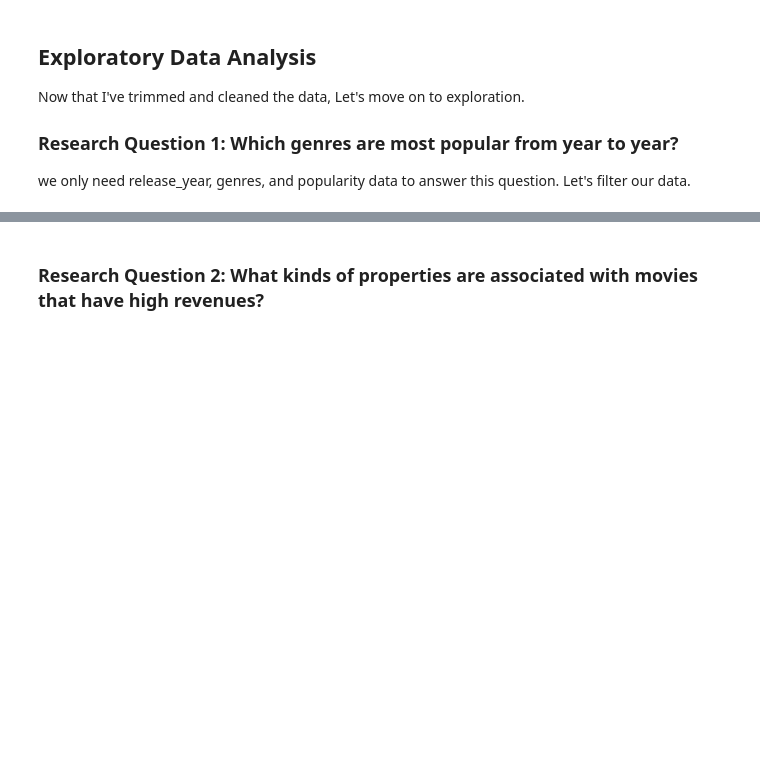
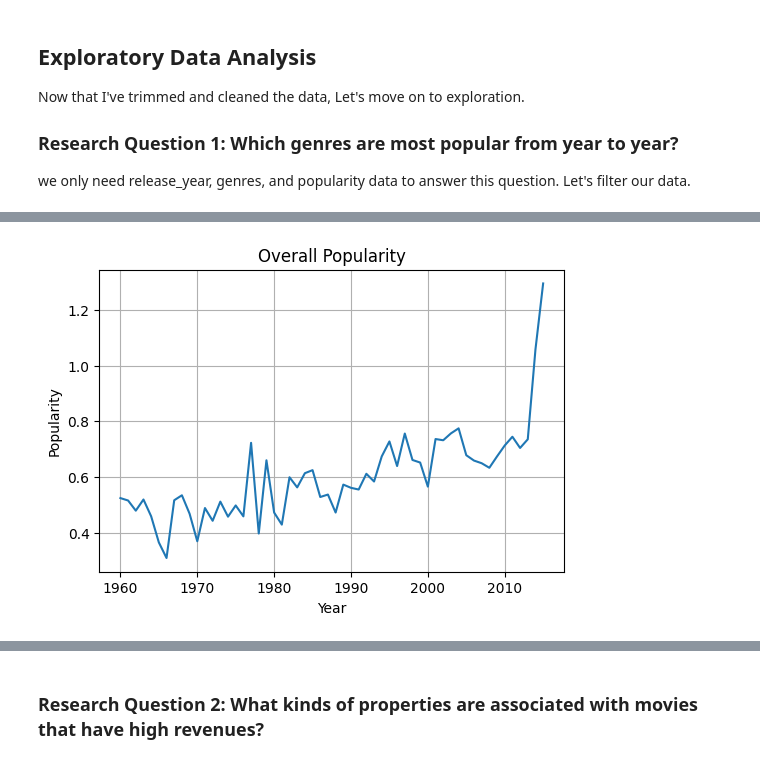
Before and after one commit to imagineazhar/Data-Analysis, a Jupyter notebook: 1- IMDB Movies/Imdb_ratings.ipynb, the cells around one changed output, grey strips where cells are left out. Cells and saved outputs as stored; diff of their text form; code cells hidden in the pictures; blank space fills up the shorter version.

Commit message:
added plots

```diff
--- a/1- IMDB Movies/Imdb_ratings.ipynb
+++ b/1- IMDB Movies/Imdb_ratings.ipynb
@@ -198,2 +227,12 @@ df_gen_pop.head()
 # %%
 table= pd.pivot_table(df_gen_pop,index=['release_year'])
+# %%
+plt.figure(dpi=100)
+plt.plot(table.index, table.popularity)
+plt.grid(True)
+plt.title('Overall Popularity')
+plt.xlabel('Year')
+plt.ylabel('Popularity')
+plt.show()
+# %% [output]
+[figure, added]
```
Also changed, not shown: parts of 16 cells of this notebook.
